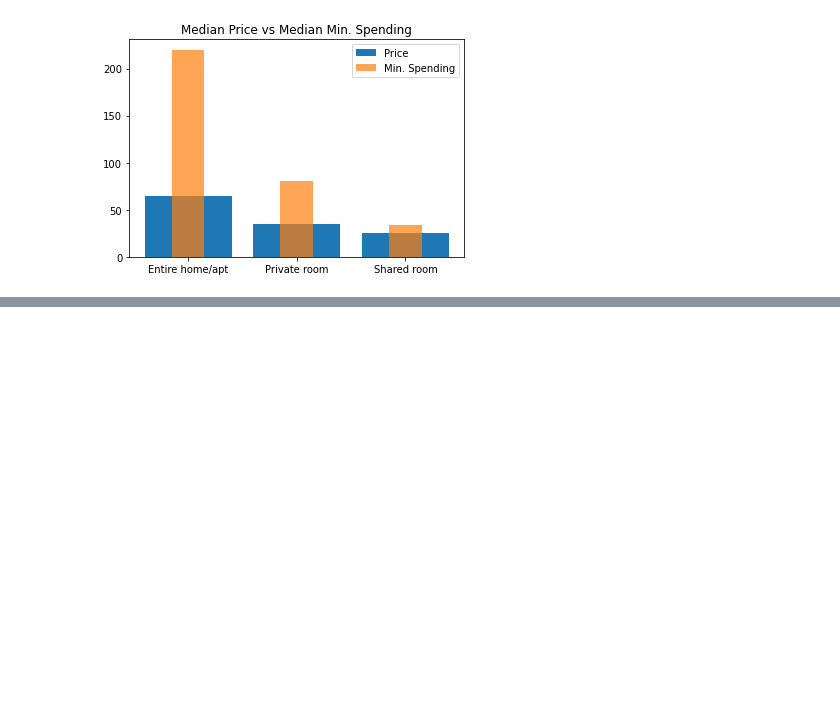
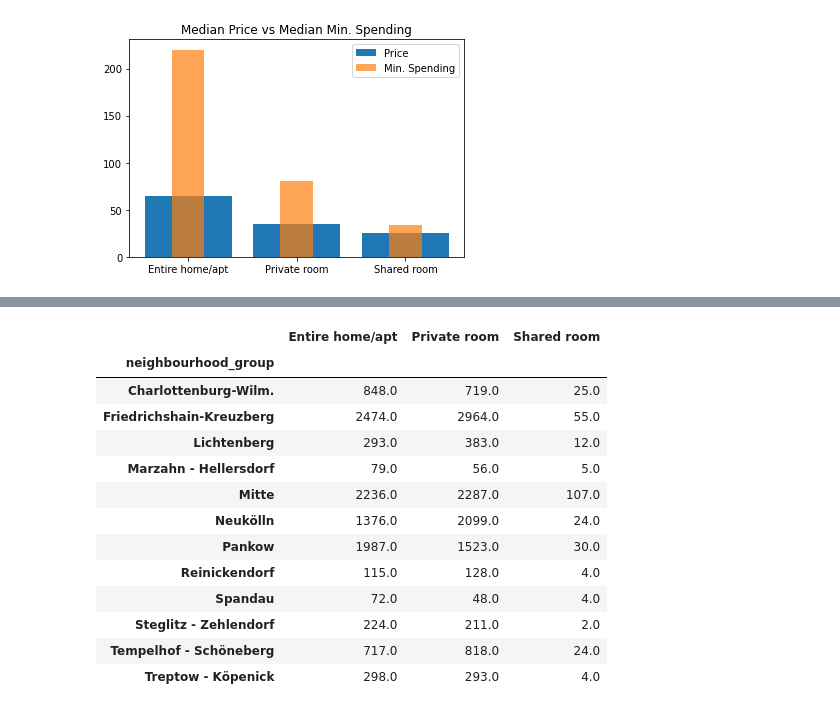
Before and after one commit to JacobUkokobili/Airbnb-Analytics-Berlin, a Jupyter notebook: notebooks/insights.ipynb, the cells around one changed output, grey strips where cells are left out. Drawn from its saved outputs; the diff is of its cells as text; code cells hidden in the pictures; blank space fills up the shorter version.

```diff
--- a/notebooks/insights.ipynb
+++ b/notebooks/insights.ipynb
@@ -182,0 +266,3 @@ plt.legend()
+# %%
+rt_dummies = pd.get_dummies(listings["room_type"])
+rt_dummies
@@ -182,0 +283,19 @@ plt.legend()
+# %%
+rt_dt = rt_dummies.groupby(listings["neighbourhood_group"]).sum()
+# %%
+rt_dt
+# %% [output]
+|  | Entire home/apt | Private room | Shared room |
+| neighbourhood_group |  |  |  |
+| Charlottenburg-Wilm. | 848.0 | 719.0 | 25.0 |
+| Friedrichshain-Kreuzberg | 2474.0 | 2964.0 | 55.0 |
+| Lichtenberg | 293.0 | 383.0 | 12.0 |
+| Marzahn - Hellersdorf | 79.0 | 56.0 | 5.0 |
+| Mitte | 2236.0 | 2287.0 | 107.0 |
+| Neukölln | 1376.0 | 2099.0 | 24.0 |
+| Pankow | 1987.0 | 1523.0 | 30.0 |
+| Reinickendorf | 115.0 | 128.0 | 4.0 |
+| Spandau | 72.0 | 48.0 | 4.0 |
+| Steglitz - Zehlendorf | 224.0 | 211.0 | 2.0 |
+| Tempelhof - Schöneberg | 717.0 | 818.0 | 24.0 |
+| Treptow - Köpenick | 298.0 | 293.0 | 4.0 |
```
Also changed, not shown: parts of 12 cells of this notebook.
